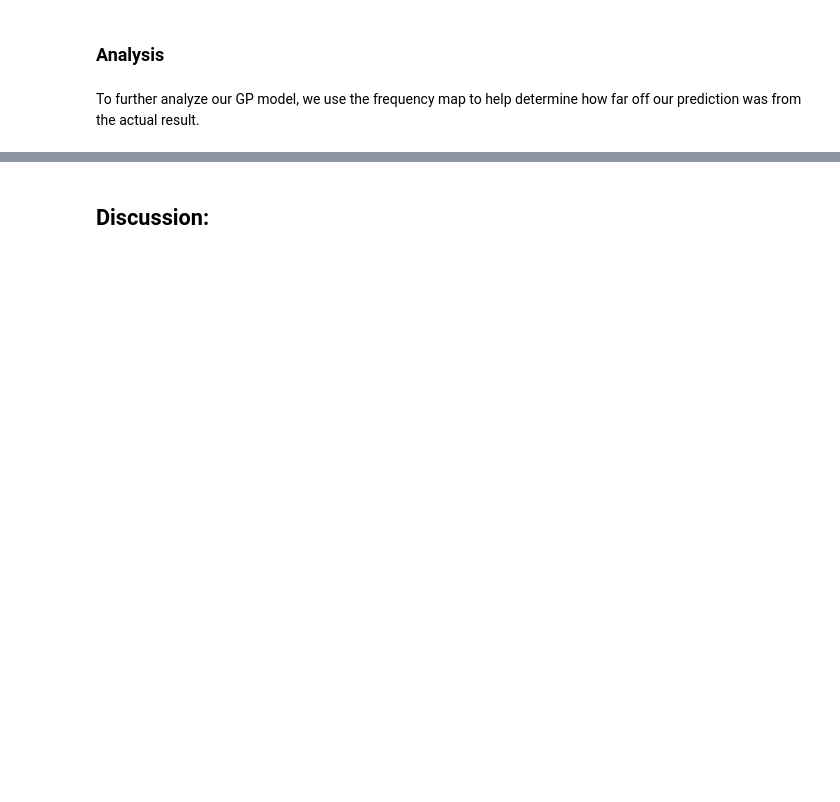
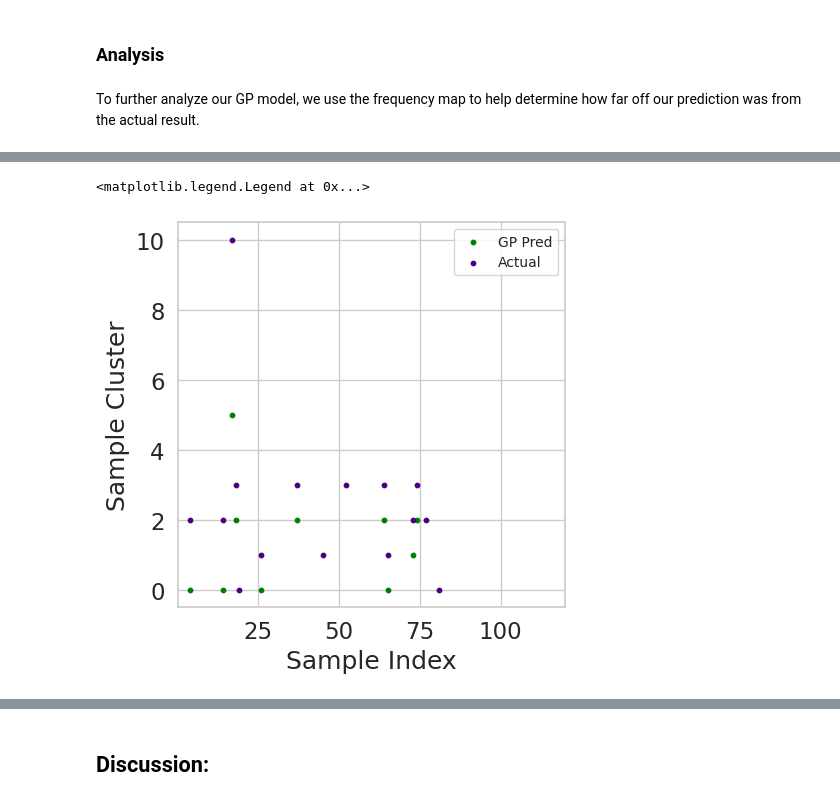
Before and after one commit to notLiamChu/THINK_Lab_Mobile_Data_Analysis, a Jupyter notebook: GP_Kernel_Experiments.ipynb, the cells around one changed output, grey strips where cells are left out. Drawn from its saved outputs; the diff is of its cells as text; code cells hidden in the pictures; blank space fills up the shorter version.

```diff
--- a/GP_Kernel_Experiments.ipynb
+++ b/GP_Kernel_Experiments.ipynb
@@ -532,0 +572,12 @@ for i in range(len(y_actual)):
+# %%
+fig = plt.figure(figsize = (5,5))
+ax = plt.axes()
+ax.scatter(gp_ind, gp_preds, c='green',  s=10, label="GP Pred")
+ax.scatter(misclass_ind, misclass_actual, c='indigo', s=10, label="Actual")
+plt.xlim(right=120)
+plt.xlabel('Sample Index')
+plt.ylabel('Sample Cluster')
+plt.legend(fontsize="10")
+# %% [output]
+<matplotlib.legend.Legend at 0x...>
+[figure, added]
```
Also changed, not shown: parts of 47 cells of this notebook.
